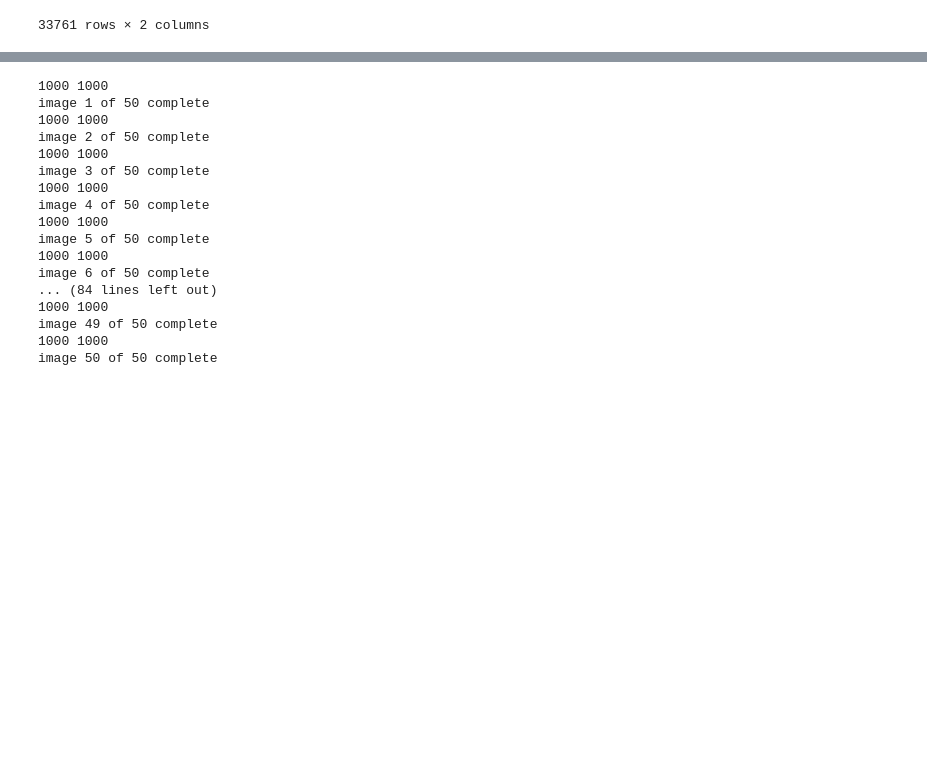
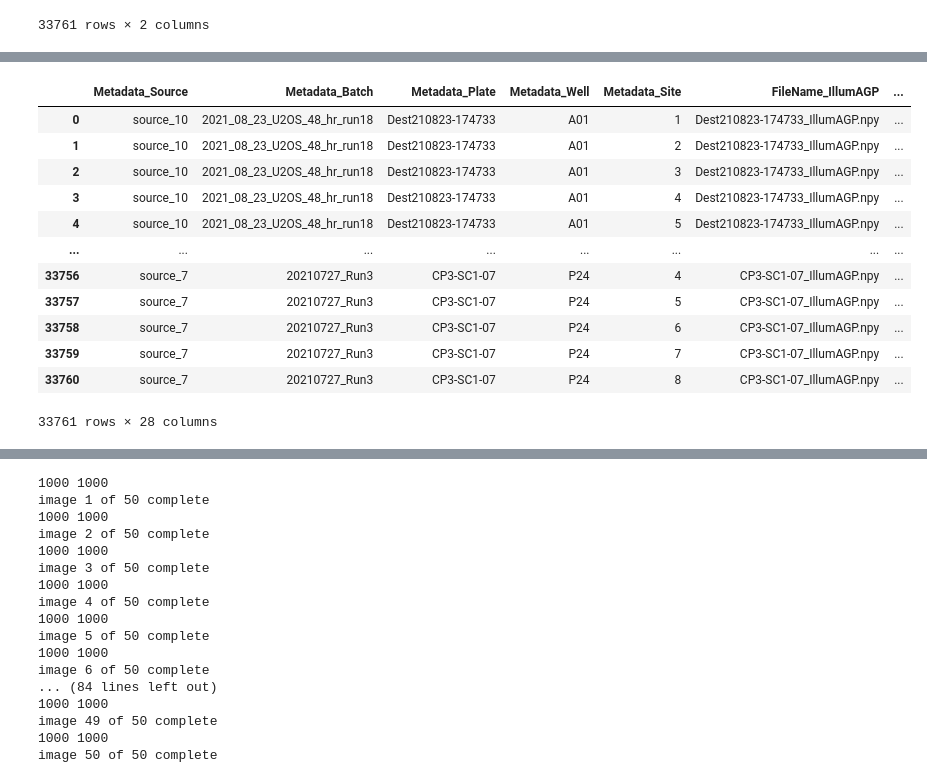
Before and after one commit to abestroka/JUMP_vision_model, a Jupyter notebook: cell_p_test.ipynb, the cells around one changed output, grey strips where cells are left out. Drawn from its saved outputs; the diff is of its cells as text; code cells hidden in the pictures; blank space fills up the shorter version.

```diff
--- a/cell_p_test.ipynb
+++ b/cell_p_test.ipynb
@@ -201,12 +201,53 @@ linked[["Metadata_Well", "Metadata_Site"]]
 33761 rows × 2 columns
 # %%
 # print(linked[["PathName_OrigDNA", "FileName_OrigDNA"]])
-print(linked["PathName_OrigDNA"][0])
-print(linked["FileName_OrigDNA"][0])
-print(linked["Metadata_InChIKey"][0])
-print(linked)
+# print(linked["PathName_OrigDNA"][0])
+# print(linked["FileName_OrigDNA"][0])
+# print(linked["FileName_OrigER"][0])
+# print(linked["FileName_OrigRNA"][0])
+# print(linked["FileName_OrigAGP"][0])
+# print(linked["FileName_OrigMito"][0])
+# print('')
+# print(linked["FileName_OrigDNA"][1])
+# print(linked["FileName_OrigER"][1])
+# print(linked["FileName_OrigRNA"][1])
+# print(linked["FileName_OrigAGP"][1])
+# print(linked["FileName_OrigMito"][1])
+# print('')
+# print(linked["FileName_OrigDNA"][2])
+# print(linked["FileName_OrigER"][2])
+# print(linked["FileName_OrigRNA"][2])
+# print(linked["FileName_OrigAGP"][2])
+# print(linked["FileName_OrigMito"][2])
+# print('')
+# print(linked["FileName_OrigBrightfield"][2])
+# print(linked["Metadata_InChIKey"][0])
+# print(linked)
 
-path = linked["PathName_OrigDNA"][0]
-file = linked["FileName_OrigDNA"][0]
-both = path + file
+dna_path = linked["PathName_OrigDNA"][0]
+dna_file = linked["FileName_OrigDNA"][0]
+er_path = linked["PathName_OrigER"][0]
+er_file = linked["FileName_OrigER"][0]
+rna_path = linked["PathName_OrigRNA"][0]
+rna_file = linked["FileName_OrigRNA"][0]
+agp_path = linked["PathName_OrigAGP"][0]
+agp_file = linked["FileName_OrigAGP"][0]
+mito_path = linked["PathName_OrigMito"][0]
+mito_file = linked["FileName_OrigMito"][0]
+
+illum_dna_path = linked["PathName_IllumDNA"][0]
+illum_dna_file = linked["FileName_IllumDNA"][0]
+illum_er_path = linked["PathName_IllumER"][0]
+illum_er_file = linked["FileName_IllumER"][0]
+illum_rna_path = linked["PathName_IllumRNA"][0]
+illum_rna_file = linked["FileName_IllumRNA"][0]
+illum_agp_path = linked["PathName_IllumAGP"][0]
+illum_agp_file = linked["FileName_IllumAGP"][0]
+illum_mito_path = linked["PathName_IllumMito"][0]
+illum_mito_file = linked["FileName_IllumMito"][0]
+# both = path + file
+
+print(illum_dna_path, illum_dna_file)
+
+linked
 # %% [output]
@@ -230 +273,14 @@ SRVFFFJZQVENJC-UHFFFAOYSA-N
+|  | Metadata_Source | Metadata_Batch | Metadata_Plate | Metadata_Well | Metadata_Site | FileName_IllumAGP | ... |
+| 0 | source_10 | 2021_08_23_U2OS_48_hr_run18 | Dest210823-174733 | A01 | 1 | Dest210823-174733_IllumAGP.npy | ... |
+| 1 | source_10 | 2021_08_23_U2OS_48_hr_run18 | Dest210823-174733 | A01 | 2 | Dest210823-174733_IllumAGP.npy | ... |
+| 2 | source_10 | 2021_08_23_U2OS_48_hr_run18 | Dest210823-174733 | A01 | 3 | Dest210823-174733_IllumAGP.npy | ... |
+| 3 | source_10 | 2021_08_23_U2OS_48_hr_run18 | Dest210823-174733 | A01 | 4 | Dest210823-174733_IllumAGP.npy | ... |
+| 4 | source_10 | 2021_08_23_U2OS_48_hr_run18 | Dest210823-174733 | A01 | 5 | Dest210823-174733_IllumAGP.npy | ... |
+| ... | ... | ... | ... | ... | ... | ... | ... |
+| 33756 | source_7 | 20210727_Run3 | CP3-SC1-07 | P24 | 4 | CP3-SC1-07_IllumAGP.npy | ... |
+| 33757 | source_7 | 20210727_Run3 | CP3-SC1-07 | P24 | 5 | CP3-SC1-07_IllumAGP.npy | ... |
+| 33758 | source_7 | 20210727_Run3 | CP3-SC1-07 | P24 | 6 | CP3-SC1-07_IllumAGP.npy | ... |
+| 33759 | source_7 | 20210727_Run3 | CP3-SC1-07 | P24 | 7 | CP3-SC1-07_IllumAGP.npy | ... |
+| 33760 | source_7 | 20210727_Run3 | CP3-SC1-07 | P24 | 8 | CP3-SC1-07_IllumAGP.npy | ... |
+33761 rows × 28 columns
 # %%
```
Also changed, not shown: parts of 3 cells of this notebook, 4 other files.
